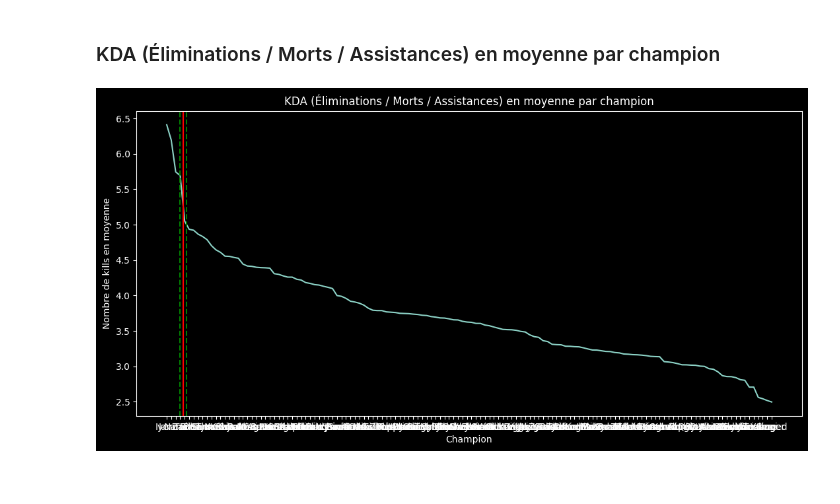
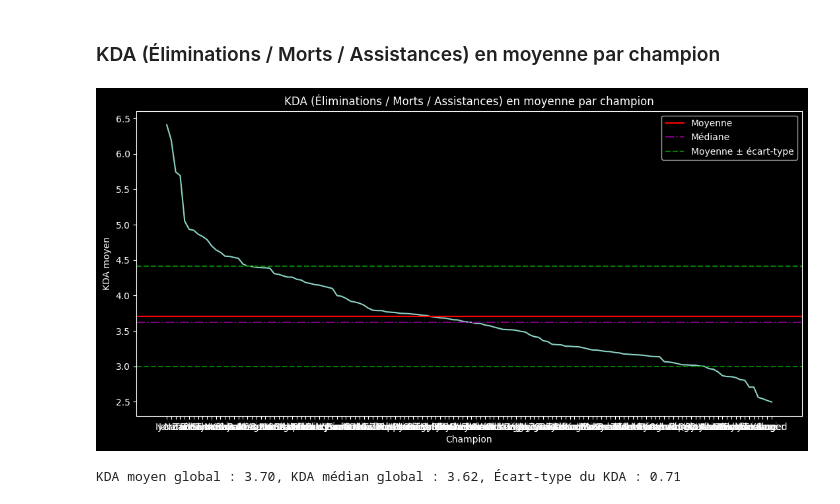
Before and after one commit to cbnoah/LOLDataAnalysis, a Jupyter notebook: sample.ipynb, the cells around one changed output. Drawn from its saved outputs; the diff is of its cells as text; code cells hidden in the pictures.

Commit message:
fix: means and std are now fully working

```diff
--- a/sample.ipynb
+++ b/sample.ipynb
@@ -248,15 +257,29 @@ plt.show()
 ## Moyennes et Médianes
 ### Moyenne et médianes du nombre d'éliminations
 # %%
-sorted_only_winners_kills = only_winners.groupby("champion_name").agg(
-    {"kills": "mean", }).reset_index().sort_values(by="kills", ascending=False)
+sorted_only_winners_kills = only_winners.groupby("champion_name", as_index=False).agg(
+    kills_mean=("kills", "mean"),
+    kills_median=("kills", "median")
+).sort_values(by="kills_mean", ascending=False)
 
-sorted_only_winners_totdmg = only_winners.groupby("champion_name").agg(
-    {"totdmgdealt": "mean"}).reset_index().sort_values(by="totdmgdealt", ascending=False)
+sorted_only_winners_totdmg = only_winners.groupby("champion_name", as_index=False).agg(
+    totdmg_mean=("totdmgdealt", "mean"),
+    totdmg_median=("totdmgdealt", "median")
+).sort_values(by="totdmg_mean", ascending=False)
 
-sorted_only_winners_kda = only_winners.groupby("champion_name").agg(
-    {"kills": "mean", "deaths": "mean", "assists": "mean"}).reset_index()
-sorted_only_winners_kda["KDA"] = (sorted_only_winners_kda["kills"] + sorted_only_winners_kda["assists"]) / sorted_only_winners_kda["deaths"].replace(0, 1)
+sorted_only_winners_kda = only_winners.groupby("champion_name", as_index=False).agg(
+    kills=("kills", "mean"),
+    deaths=("deaths", "mean"),
+    assists=("assists", "mean")
+)
+sorted_only_winners_kda["KDA"] = (sorted_only_winners_kda["kills"] + sorted_only_winners_kda["assists"]) / \
+                                 sorted_only_winners_kda["deaths"].replace(0, 1)
+
+kda_median_by_champ = only_winners.assign(
+    KDA=(only_winners["kills"] + only_winners["assists"]) / only_winners["deaths"].replace(0, 1)
+).groupby("champion_name", as_index=False)["KDA"].median().rename(columns={"KDA": "KDA_median"})
+
+sorted_only_winners_kda = sorted_only_winners_kda.merge(kda_median_by_champ, on="champion_name", how="left")
 sorted_only_winners_kda = sorted_only_winners_kda.sort_values(by="KDA", ascending=False)
 # %% [markdown]
 ### Nombre d'éliminations en moyenne par champion
@@ -301,19 +341,24 @@ plt.show()
 # %%
 plt.figure(figsize=(13, 6))
 
 kda_mean = np.mean(sorted_only_winners_kda["KDA"])
+kda_median = np.median(sorted_only_winners_kda["KDA"])
 kda_std = np.std(sorted_only_winners_kda["KDA"])
 
 plt.plot(sorted_only_winners_kda["champion_name"], sorted_only_winners_kda["KDA"])
 
-plt.axvline(kda_mean, color='red')
-
-plt.axvline(kda_mean - kda_std, color='green', linestyle='--')
-plt.axvline(kda_mean + kda_std, color='green', linestyle='--')
+plt.axhline(kda_mean, color='red', label='Moyenne')
+plt.axhline(kda_median, color='purple', linestyle='-.', label='Médiane')
+plt.axhline(kda_mean - kda_std, color='green', linestyle='--', label='Moyenne ± écart-type')
+plt.axhline(kda_mean + kda_std, color='green', linestyle='--')
 
 plt.title("KDA (Éliminations / Morts / Assistances) en moyenne par champion")
 plt.xlabel("Champion")
-plt.ylabel("Nombre de kills en moyenne")
+plt.ylabel("KDA moyen")
+plt.legend()
 plt.show()
+
+print(f"KDA moyen global : {kda_mean:.2f}, KDA médian global : {kda_median:.2f}, Écart-type du KDA : {kda_std:.2f}")
 # %% [output]
-[figure, old version]
+[figure, new version]
+KDA moyen global : 3.70, KDA médian global : 3.62, Écart-type du KDA : 0.71
```
Also changed, not shown: parts of 7 cells of this notebook.
